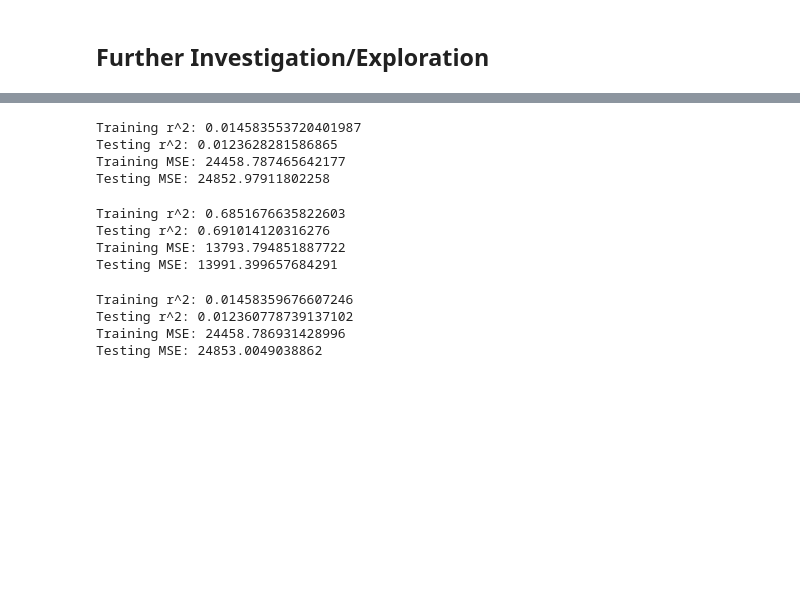
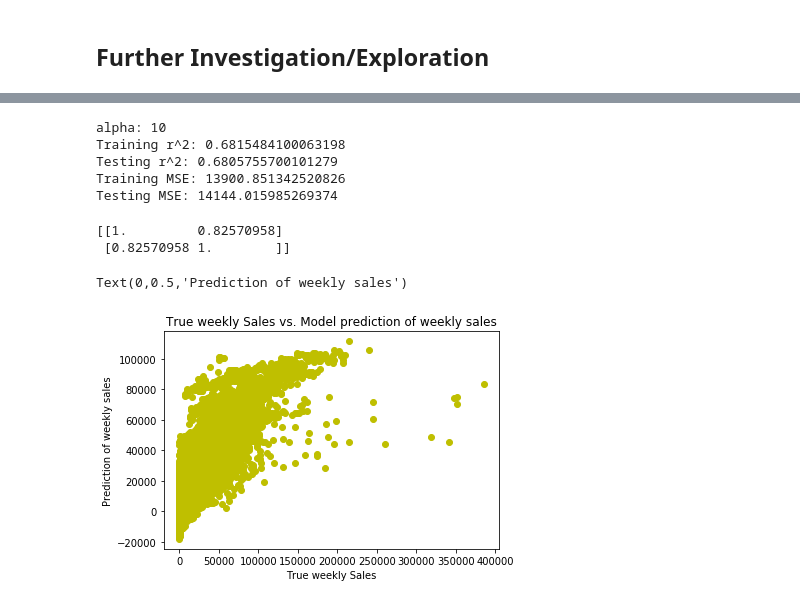
Before and after one commit to rsfogel/flatiron_mid_term, a Jupyter notebook: Midterm.ipynb, the cells around one changed output, grey strips where cells are left out. Saved outputs shown, nothing was run; the diff lists cells and outputs as text; code cells hidden in the pictures; blank space fills up the shorter version.

```diff
--- a/Midterm.ipynb
+++ b/Midterm.ipynb
@@ -570,26 +850,20 @@ Testing MSE: 13967.769797113539
 # %%
-from sklearn.linear_model import Lasso, Ridge, RidgeCV
+# lower alpha is better
 
-L1 = Lasso() #Lasso is also known as the L1 norm.
+L1 = Lasso(alpha=1e-100)
+
 L1.fit(X_train, y_train)
+print("alpha:", i)
 print('Training r^2:', L1.score(X_train, y_train))
 print('Testing r^2:', L1.score(X_test, y_test))
 print('Training MSE:', np.sqrt(mean_squared_error(y_train, L1.predict(X_train))))
 print('Testing MSE:', np.sqrt(mean_squared_error(y_test, L1.predict(X_test))))
+
+
+estimated_weekly_sales=y_hat_test
 # %% [output]
-Training r^2: 0.014583553720401987
-Testing r^2: 0.0123628281586865
-Training MSE: 24458.787465642177
-Testing MSE: 24852.97911802258
+alpha: 10
+Training r^2: 0.6815484100063198
+Testing r^2: 0.6805755700101279
+Training MSE: 13900.851342520826
+Testing MSE: 14144.015985269374
-# %%
-L1 = Lasso(alpha=5) #changing up the alpha to see what happens
-L1.fit(X_train, y_train)
-print('Training r^2:', L1.score(X_train, y_train))
-print('Testing r^2:', L1.score(X_test, y_test))
-print('Training MSE:', np.sqrt(mean_squared_error(y_train, L1.predict(X_train))))
-print('Testing MSE:', np.sqrt(mean_squared_error(y_test, L1.predict(X_test))))
-# %% [output]
-Training r^2: 0.6851676635822603
-Testing r^2: 0.691014120316276
-Training MSE: 13793.794851887722
-Testing MSE: 13991.399657684291
@@ -598,12 +870,17 @@ Testing MSE: 13991.399657684291
-# %%
-L1 = Lasso(alpha=.5) #changing up the alpha to see what happens
-L1.fit(X_train, y_train)
-print('Training r^2:', L1.score(X_train, y_train))
-print('Testing r^2:', L1.score(X_test, y_test))
-print('Training MSE:', np.sqrt(mean_squared_error(y_train, L1.predict(X_train))))
-print('Testing MSE:', np.sqrt(mean_squared_error(y_test, L1.predict(X_test))))
-# %% [output]
-Training r^2: 0.01458359676607246
-Testing r^2: 0.012360778739137102
-Training MSE: 24458.786931428996
-Testing MSE: 24853.0049038862
+# %%
+#make x the weekly sales
+#make y estimated weekly sales
+# use y test and estimated_weekly_sales so they are the same size
+
+
+x , y = y_test, estimated_weekly_sales
+print(np.corrcoef(x,y))
+plt.scatter(x,y, c="y")
+plt.title('True weekly Sales vs. Model prediction of weekly sales')
+plt.xlabel('True weekly Sales')
+plt.ylabel('Prediction of weekly sales')
+# %% [output]
+[[1.         0.82570958]
+ [0.82570958 1.        ]]
+Text(0,0.5,'Prediction of weekly sales')
+[figure, added]
```
Also changed, not shown: parts of 23 cells of this notebook.
